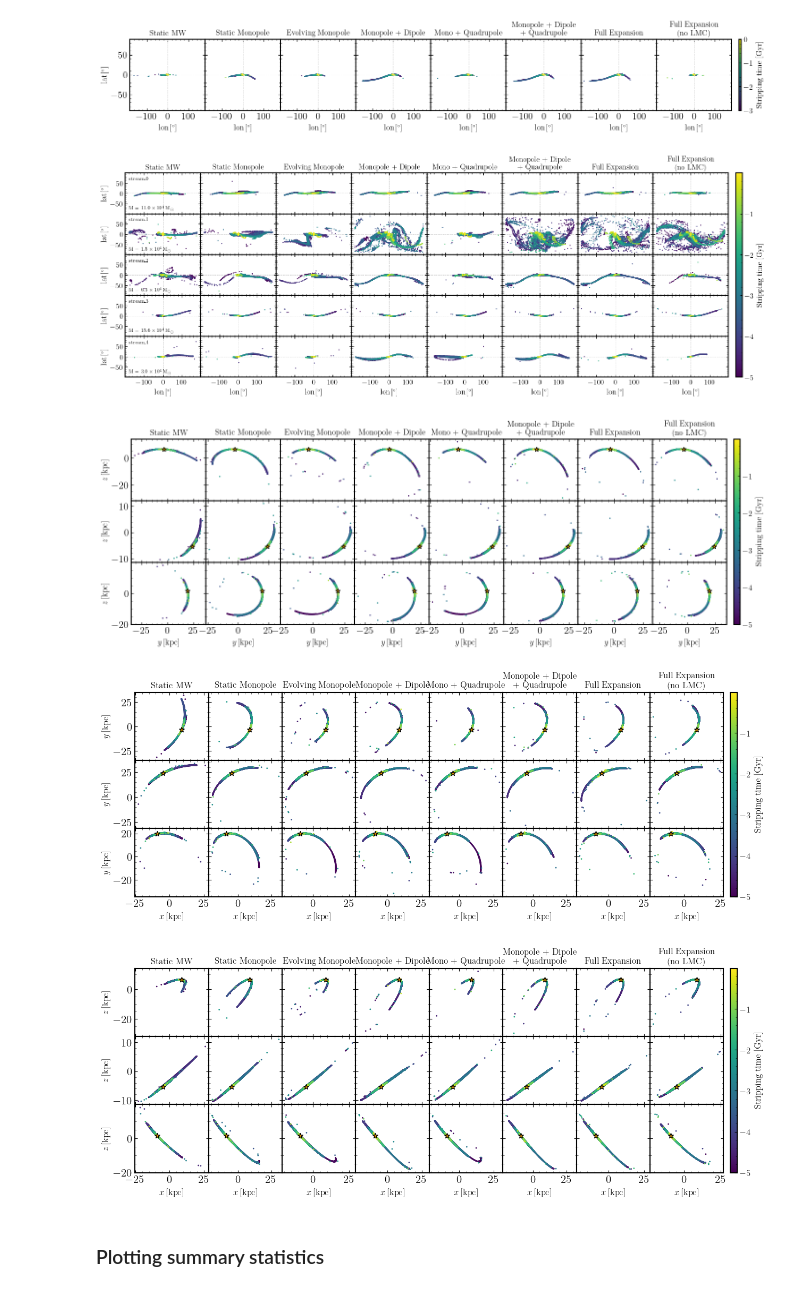
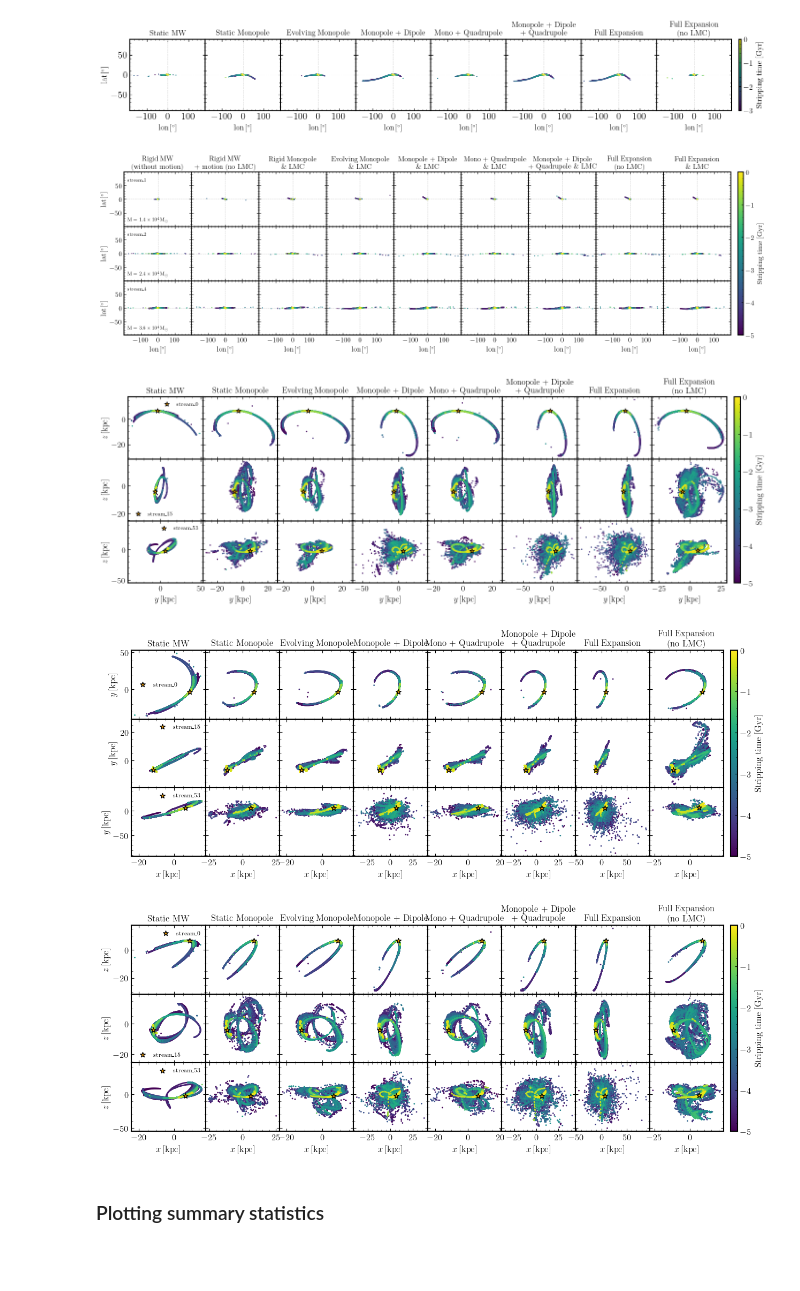
Before and after one commit to dc-broo3/oceanus, a Jupyter notebook: analysis/visualisation.ipynb, the cells around one changed output. Cells and saved outputs as stored; diff of their text form; code cells hidden in the pictures; blank space fills up the shorter version.

Commit message:
Changes to analysis scripts

```diff
--- a/analysis/visualisation.ipynb
+++ b/analysis/visualisation.ipynb
@@ -215,16 +215,21 @@ ax[0].set_ylim(-90,90)
 # %%
 def plot_stream_frames(streams, path, plotname, savefig=False):
 
-    potentials = list(['static-mwh-only.hdf5','rm-MWhalo-full-MWdisc-full-LMC.hdf5', 'em-MWhalo-full-MWdisc-full-LMC.hdf5',\
-                       'md-MWhalo-full-MWdisc-full-LMC.hdf5', 'mq-MWhalo-full-MWdisc-full-LMC.hdf5', 'mdq-MWhalo-full-MWdisc-full-LMC.hdf5',\
-                       'Full-MWhalo-MWdisc-LMC.hdf5', 'full-MWhalo-full-MWdisc-no-LMC.hdf5'])
+    potentials = list(['rigid-mw.hdf5','static-mw.hdf5', 'rm-MWhalo-full-MWdisc-full-LMC.hdf5', 'em-MWhalo-full-MWdisc-full-LMC.hdf5',\
+                           'md-MWhalo-full-MWdisc-full-LMC.hdf5', 'mq-MWhalo-full-MWdisc-full-LMC.hdf5', 'mdq-MWhalo-full-MWdisc-full-LMC.hdf5',\
+                            'full-MWhalo-full-MWdisc-no-LMC.hdf5', 'Full-MWhalo-MWdisc-LMC.hdf5'])
 
-    labels = list(['Static MW','Static Monopole', 'Evolving Monopole', 'Monopole + Dipole', 'Mono + Quadrupole', \
-                   'Monopole + Dipole \n + Quadrupole', 'Full Expansion', 'Full Expansion \n (no LMC)'])
+    labels = list(['Rigid MW \n (without motion)', 'Rigid MW \n + motion (no LMC)', 'Rigid Monopole \n \& LMC', 'Evolving Monopole \n \& LMC', \
+                   'Monopole + Dipole \n \& LMC', 'Mono + Quadrupole \n \& LMC', 'Monopole + Dipole \n + Quadrupole \& LMC', \
+                   'Full Expansion \n(no LMC)', 'Full Expansion \n \& LMC'])
+
+#     potentials = list(['rigid-mw.hdf5', 'static-mw.hdf5','Full-MWhalo-MWdisc-LMC.hdf5', 'full-MWhalo-full-MWdisc-no-LMC.hdf5'])
+
+#     labels = list(['Rigid MW \n (no motion)', 'Rigid MW \n (with motion)', 'Full Expansion \n \& LMC', 'Full Expansion \n (no LMC)'])
 
     t_idx = -1
 
-    fig, ax = plt.subplots(len(streams), len(potentials), sharex='col', sharey='row', figsize=(21,6))
+    fig, ax = plt.subplots(len(streams), len(potentials), sharex='col', sharey='row', figsize=(22,5))
     plt.subplots_adjust(hspace=0, wspace=0.)
 
     for j in range(len(potentials)):
@@ -269,7 +274,7 @@ def plot_stream_frames(streams, path, plotname, savefig=False):
             # print('* Plotting {} in potential {}'.format(streams[i], potentials[j]))
             plt.hlines(0, -200, 200, ls='dashed', color='lightgrey', lw=0.7, zorder=1)
             plt.vlines(0, -200, 200, ls='dashed', color='lightgrey', lw=0.7, zorder=1)
-            plot=plt.scatter(lon, lat, s=.5, c=start_times, cmap = 'viridis',rasterized=True, zorder=2)
+            plot=plt.scatter(lon, lat, s=.5, c=start_times[:-2], cmap = 'viridis',rasterized=True, zorder=2)
 
             if j==0:
                 name, ext = os.path.splitext(streams[i])
@@ -299,13 +304,13 @@ def plot_stream_frames(streams, path, plotname, savefig=False):
     elif savefig==True:
         return plt.savefig('/mnt/ceph/users/rbrooks/oceanus/analysis/figures/{}'.format(plotname))
 # %%
-streams = list(['stream_0', 'stream_1','stream_2','stream_3','stream_4'])
-# streams = list(['stream_10', 'stream_22','stream_33', 'stream_36', 'stream_39',])
-path = '/mnt/ceph/users/rbrooks/oceanus/analysis/stream-runs/combined-files/'
+streams = list(['stream_1', 'stream_2', 'stream_4'])
+# streams = list(['stream_1', 'stream_100', 'stream_500',])
+path = '/mnt/ceph/users/rbrooks/oceanus/analysis/stream-runs/combined-files/1024-dthalfMyr-10rpmin-75ramax/'
 plotname = 'plot_stream_coords'
-plot_stream_frames(streams, path, plotname, False)
+plot_stream_frames(streams, path, plotname, True)
 # %% [output]
-[figure, old version]
+[figure, new version]
 # %%
 def plot_stream_cartesian(streams, path, plotname, savefig=False):
 
@@ -487,15 +497,16 @@ def plot_stream_cartesian(streams, path, plotname, savefig=False):
     if savefig==True:
         plt.savefig('/mnt/ceph/users/rbrooks/oceanus/analysis/figures/{}'.format(plotname + '_xz'))
 # %%
-streams = list(['stream_0', 'stream_1', 'stream_2'])
-path = '/mnt/ceph/users/rbrooks/oceanus/analysis/stream-runs/combined-files/'
-plotname = 'stream_cartesian'
+# streams = list(['stream_0', 'stream_1', 'stream_2'])
+streams = list(['stream_0', 'stream_15', 'stream_53',])
+path = '/mnt/ceph/users/rbrooks/oceanus/analysis/stream-runs/combined-files/1024-dthalfMyr-5kpcrpmin/'
+plotname = 'stream_cartesian-highveldis'
 
-plot_stream_cartesian(streams, path, plotname, False)
+plot_stream_cartesian(streams, path, plotname, True)
 # %% [output]
-[figure, old version]
+[figure, new version]
-[figure, old version]
+[figure, new version]
-[figure, old version]
+[figure, new version]
 # %% [markdown]
 ### Plotting summary statistics
 # %%
```
Also changed, not shown: parts of 1 cell of this notebook, 3 other files.
